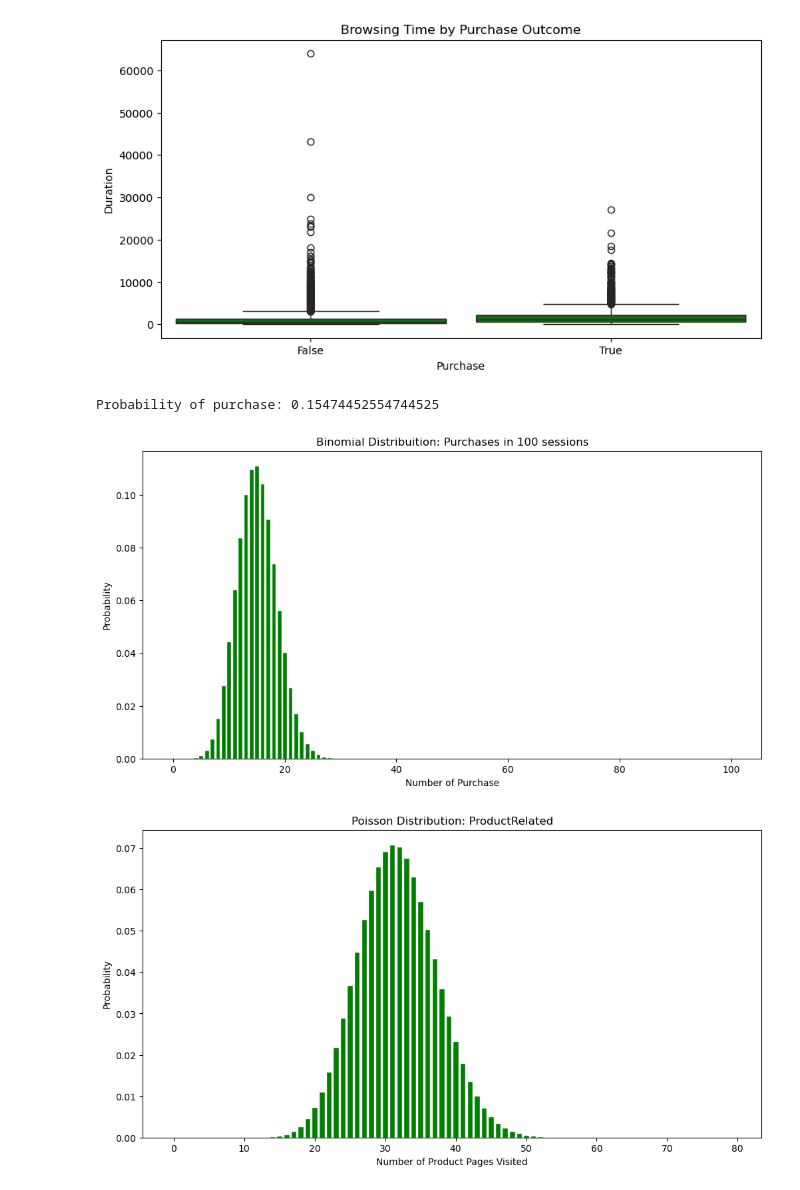
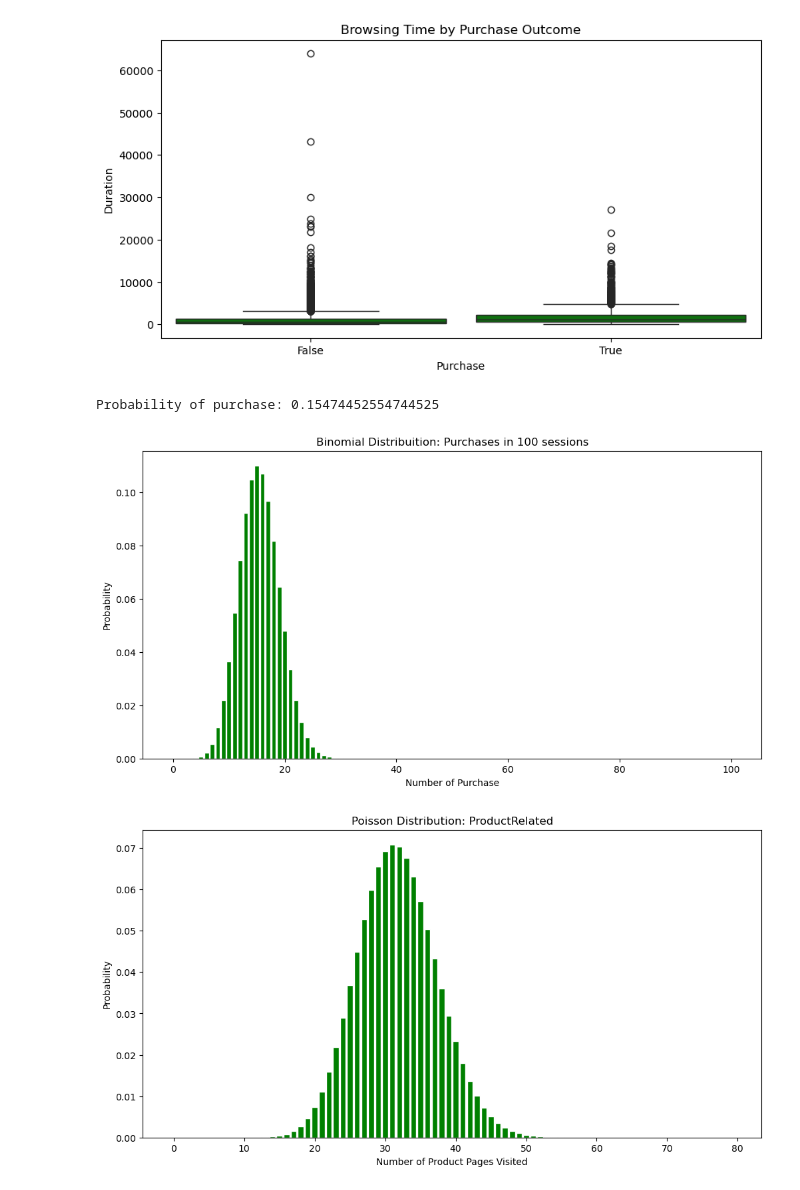
Before and after one commit to 2026558-lab/Statistical-Techniques, a Jupyter notebook: Project.ipynb, the cells around one changed output. Saved outputs shown, nothing was run; the diff lists cells and outputs as text; code cells hidden in the pictures.

```diff
--- a/Project.ipynb
+++ b/Project.ipynb
@@ -150,31 +150,30 @@ plt.show()
 # %%
 # The Binomial distribution models the number of purchases
 number_of_purchase = (df["Revenue"] == True).sum()
 total_sessions = len(df)
 p= number_of_purchase / total_sessions
 
 # Number of the sessions to analyse
 n = 100
 
 # Expected number of purchases
-print("Probability of purchase:", p,)
+print("Probability of purchase:", p)
 
 # Plot the Binomial Distribuition - Probability
-n = 100
-p = 0.15
+
 x = np.arange (0, n + 1)
 probabilities = binom.pmf (x, n, p)
 
 plt.figure(figsize=(12, 6))
 plt.bar(x, probabilities, color='Green', edgecolor='white')
 plt.title("Binomial Distribuition: Purchases in 100 sessions")
 plt.xlabel("Number of Purchase")
 plt.ylabel("Probability")
 
 plt.show()
 # %% [output]
 Probability of purchase: 0.15474452554744525
-[figure, old version]
+[figure, new version]
 # %%
 # Parameters Poisson Graph
 lambda_value = df["ProductRelated"].mean()
```
